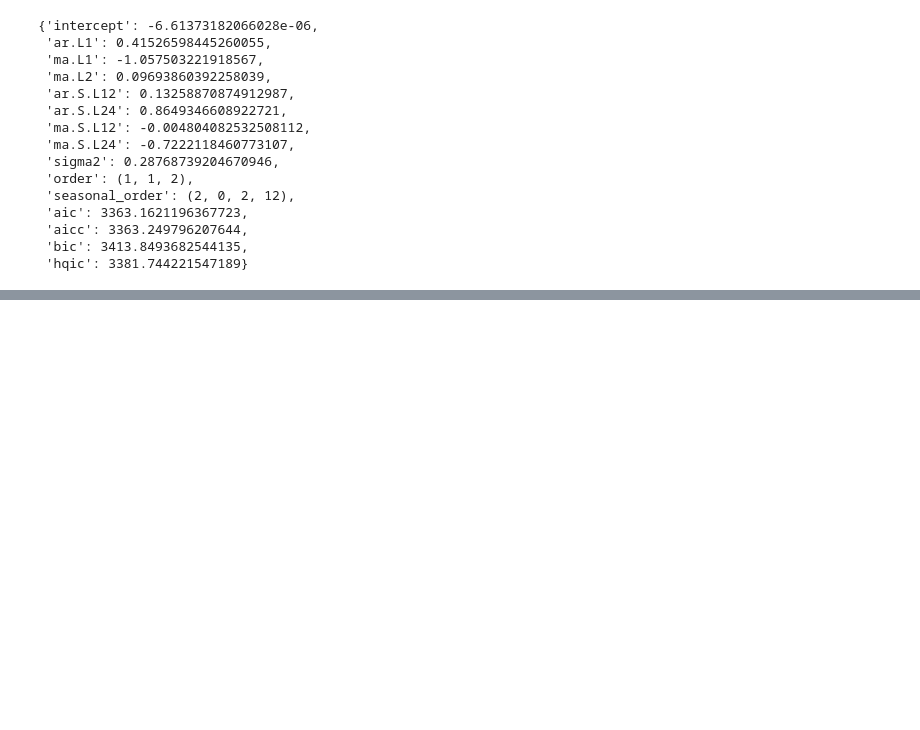
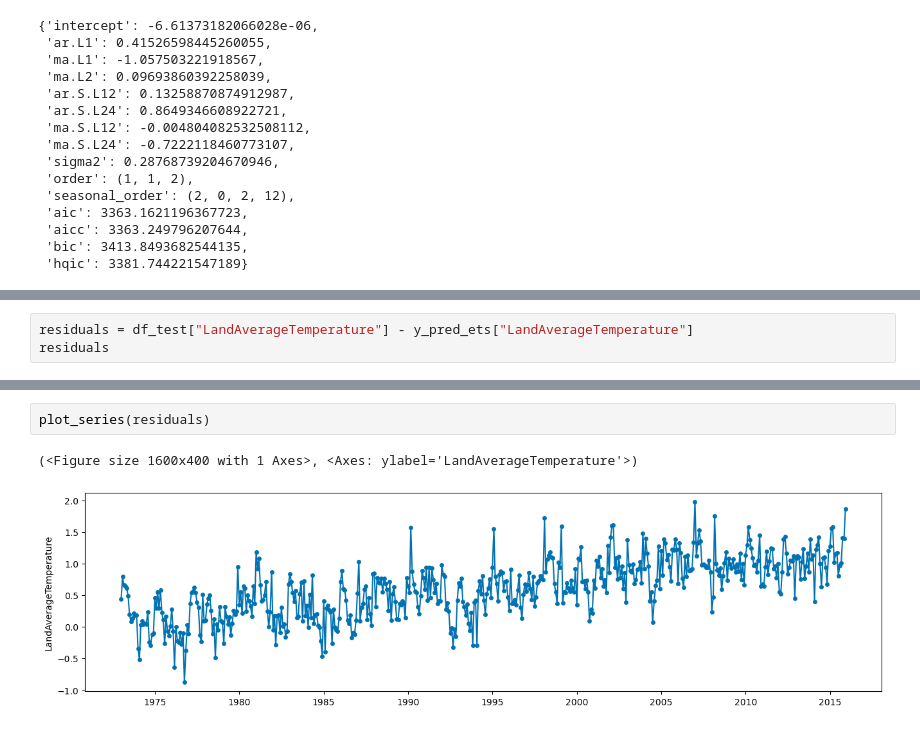
Before and after one commit to keitaVigano/globalTemperature, a Jupyter notebook: notebooks/modeling.ipynb, the cells around one changed output, grey strips where cells are left out. Saved outputs shown, nothing was run; the diff lists cells and outputs as text; blank space fills up the shorter version.

Commit message:
Residuals analysis

```diff
--- a/notebooks/modeling.ipynb
+++ b/notebooks/modeling.ipynb
@@ -137,0 +190,3 @@ evaluate using MAPE and RMSE
+# %%
+residuals = df_test["LandAverageTemperature"] - y_pred_ets["LandAverageTemperature"]
+residuals
@@ -137,0 +206,5 @@ evaluate using MAPE and RMSE
+# %%
+plot_series(residuals)
+# %% [output]
+(<Figure size 1600x400 with 1 Axes>, <Axes: ylabel='LandAverageTemperature'>)
+[figure, added]
```
Also changed, not shown: parts of 22 cells of this notebook, 1 other file.
